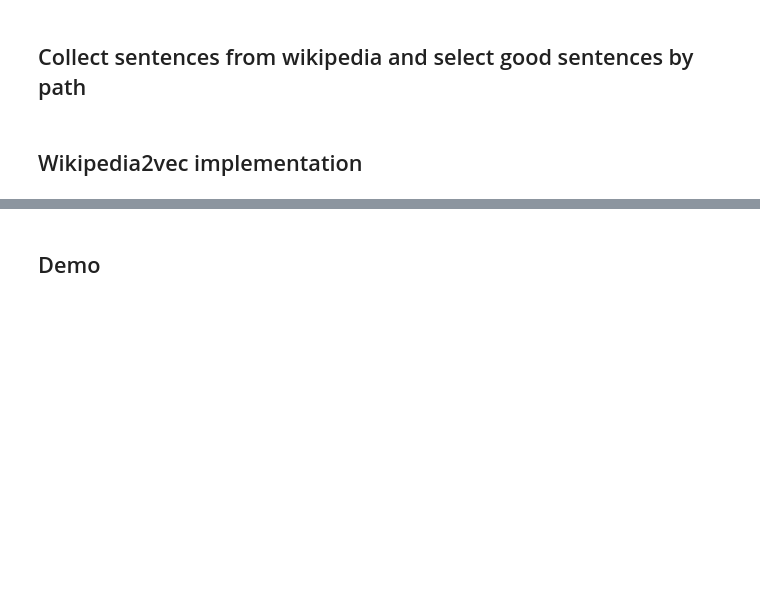
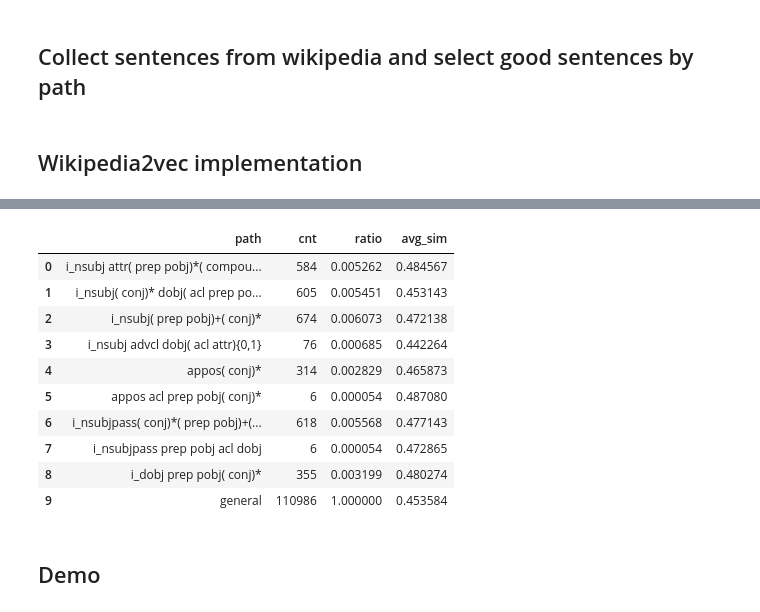
Before and after one commit to ZhuKerui/Forward, a Jupyter notebook: nb/extract_wiki.ipynb, the cells around one changed output, grey strips where cells are left out. Cells and saved outputs as stored; diff of their text form; code cells hidden in the pictures; blank space fills up the shorter version.

```diff
--- a/nb/extract_wiki.ipynb
+++ b/nb/extract_wiki.ipynb
@@ -312,0 +384,14 @@ print(e.doc_count)
+# %%
+analysis_path_result_sim_based(cs_test_df, patterns)
+# %% [output]
+|  | path | cnt | ratio | avg_sim |
+| 0 | i_nsubj attr( prep pobj)*( compou... | 584 | 0.005262 | 0.484567 |
+| 1 | i_nsubj( conj)* dobj( acl prep po... | 605 | 0.005451 | 0.453143 |
+| 2 | i_nsubj( prep pobj)+( conj)* | 674 | 0.006073 | 0.472138 |
+| 3 | i_nsubj advcl dobj( acl attr){0,1} | 76 | 0.000685 | 0.442264 |
+| 4 | appos( conj)* | 314 | 0.002829 | 0.465873 |
+| 5 | appos acl prep pobj( conj)* | 6 | 0.000054 | 0.487080 |
+| 6 | i_nsubjpass( conj)*( prep pobj)+(... | 618 | 0.005568 | 0.477143 |
+| 7 | i_nsubjpass prep pobj acl dobj | 6 | 0.000054 | 0.472865 |
+| 8 | i_dobj prep pobj( conj)* | 355 | 0.003199 | 0.480274 |
+| 9 | general | 110986 | 1.000000 | 0.453584 |
```
Also changed, not shown: parts of 34 cells of this notebook, 3 other files.
